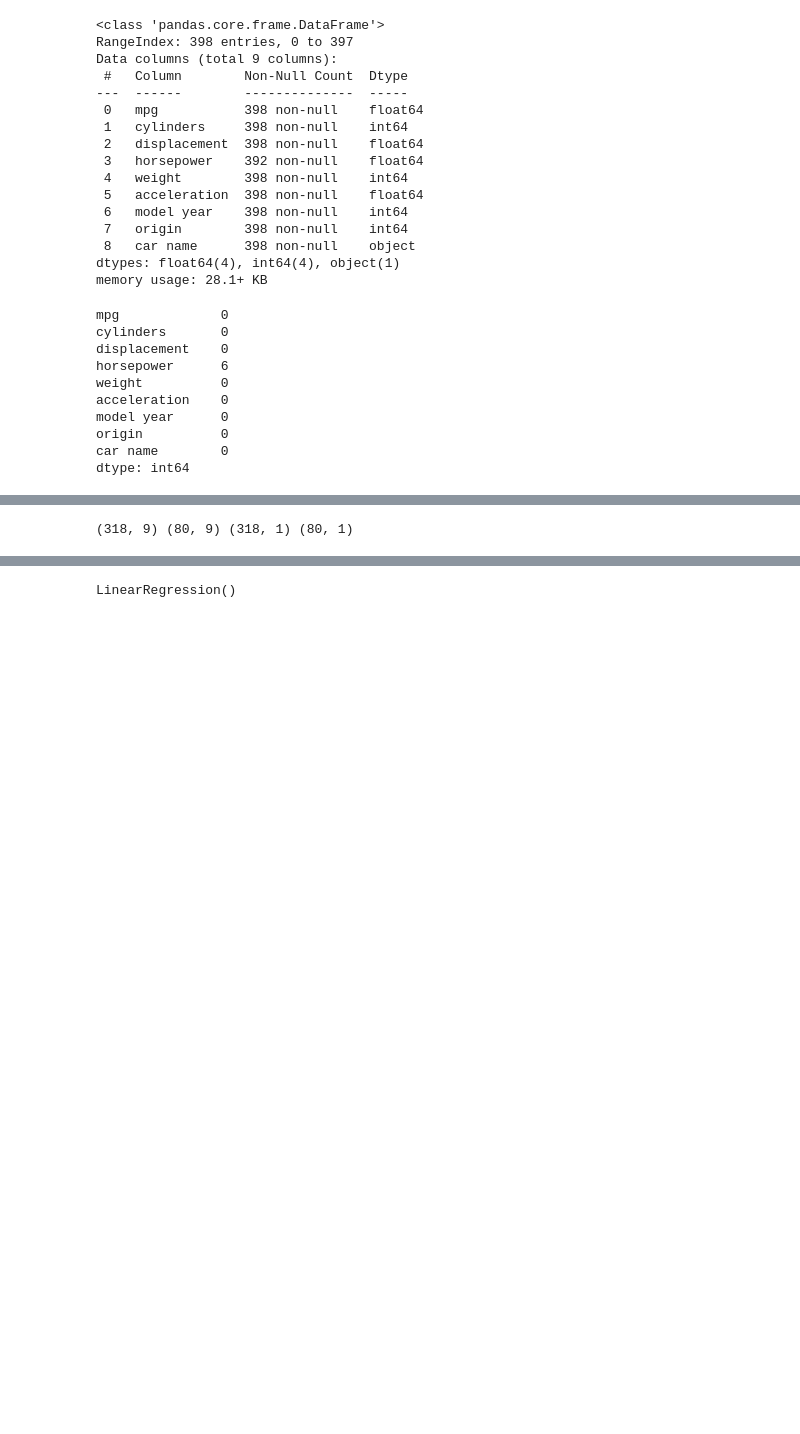
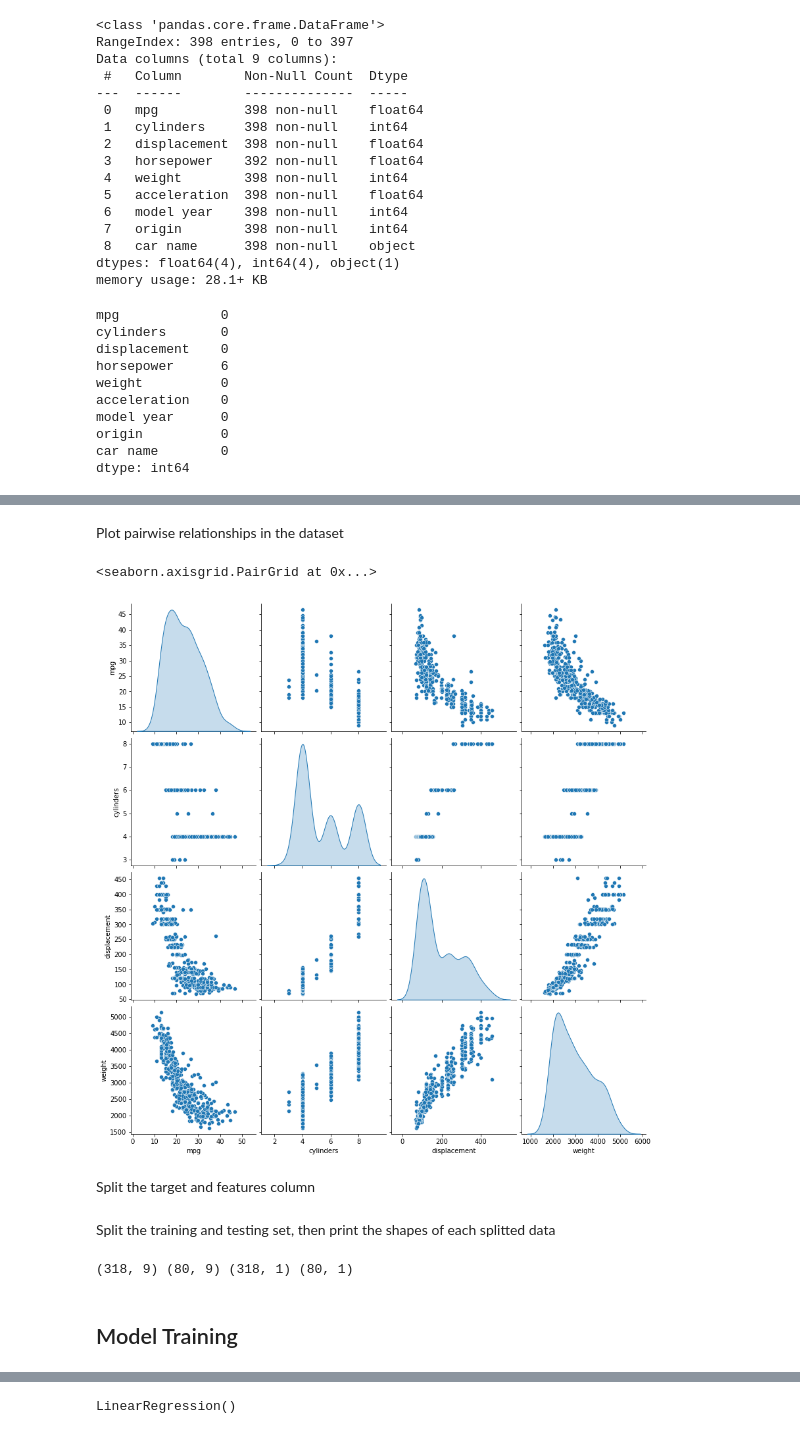
Before and after one commit to trizkynoviandy/vehicle-fuel-efficiency-prediction, a Jupyter notebook: vehicle-fuel-efficiency.ipynb, the cells around one changed output, grey strips where cells are left out. Saved outputs shown, nothing was run; the diff lists cells and outputs as text; code cells hidden in the pictures; blank space fills up the shorter version.

```diff
--- a/vehicle-fuel-efficiency.ipynb
+++ b/vehicle-fuel-efficiency.ipynb
@@ -93,11 +106,24 @@ df.corr()
 | USA | -0.568192 | 0.604351 | 0.651407 | 0.486083 | 0.598398 | -0.250806 | -0.139883 | 1.000000 | -0.597198 | ... |
 | europe | 0.259022 | -0.352861 | -0.373886 | -0.281258 | -0.298843 | 0.204473 | -0.024489 | -0.597198 | 1.000000 | ... |
 | japan | 0.442174 | -0.396479 | -0.433505 | -0.321325 | -0.440817 | 0.109144 | 0.193101 | -0.643317 | -0.229895 | ... |
+# %% [markdown]
+Plot pairwise relationships in the dataset
+# %%
+sns.pairplot(df[['mpg', 'cylinders', 'displacement', 'weight']], diag_kind='kde', height=3)
+# %% [output]
+<seaborn.axisgrid.PairGrid at 0x...>
+[figure, added]
+# %% [markdown]
+Split the target and features column
 # %%
 X = df.drop(['mpg'], axis=1)
 y = pd.DataFrame(df['mpg'].copy())
+# %% [markdown]
+Split the training and testing set, then print the shapes of each splitted data
 # %%
 X_train, X_test, y_train, y_test = train_test_split(X, y, test_size=0.20, random_state=42)
 print(X_train.shape, X_test.shape, y_train.shape, y_test.shape)
 # %% [output]
 (318, 9) (80, 9) (318, 1) (80, 1)
+# %% [markdown]
+## Model Training
```
Also changed, not shown: parts of 5 cells of this notebook.
